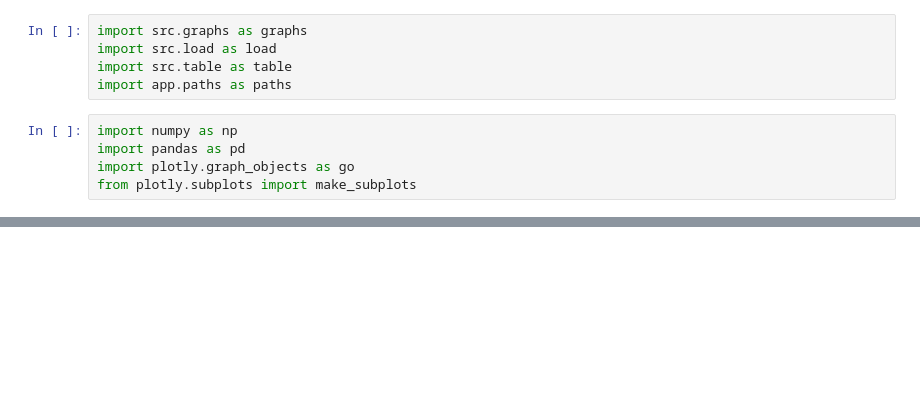
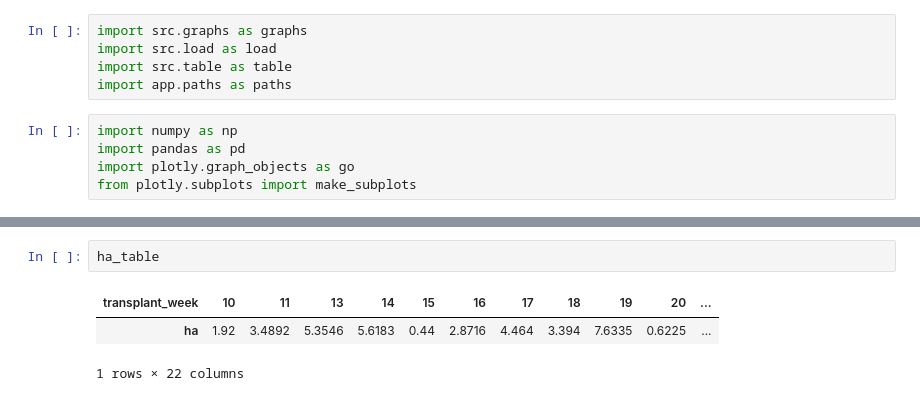
Before and after one commit to ZakirBAhmad/CherryOnTop, a Jupyter notebook: storyboard/hist.ipynb, the cells around one changed output, grey strips where cells are left out. Saved outputs shown, nothing was run; the diff lists cells and outputs as text; blank space fills up the shorter version.

```diff
--- a/storyboard/hist.ipynb
+++ b/storyboard/hist.ipynb
@@ -30,0 +38,6 @@ fig = graphs.season_act_graph(h_meta,szn_hist_kg,idx,'Historical')
+# %%
+ha_table
+# %% [output]
+| transplant_week | 10 | 11 | 13 | 14 | 15 | 16 | 17 | 18 | 19 | 20 | ... |
+| ha | 1.92 | 3.4892 | 5.3546 | 5.6183 | 0.44 | 2.8716 | 4.464 | 3.394 | 7.6335 | 0.6225 | ... |
+1 rows × 22 columns
```
Also changed, not shown: parts of 11 cells of this notebook, 16 other files.
